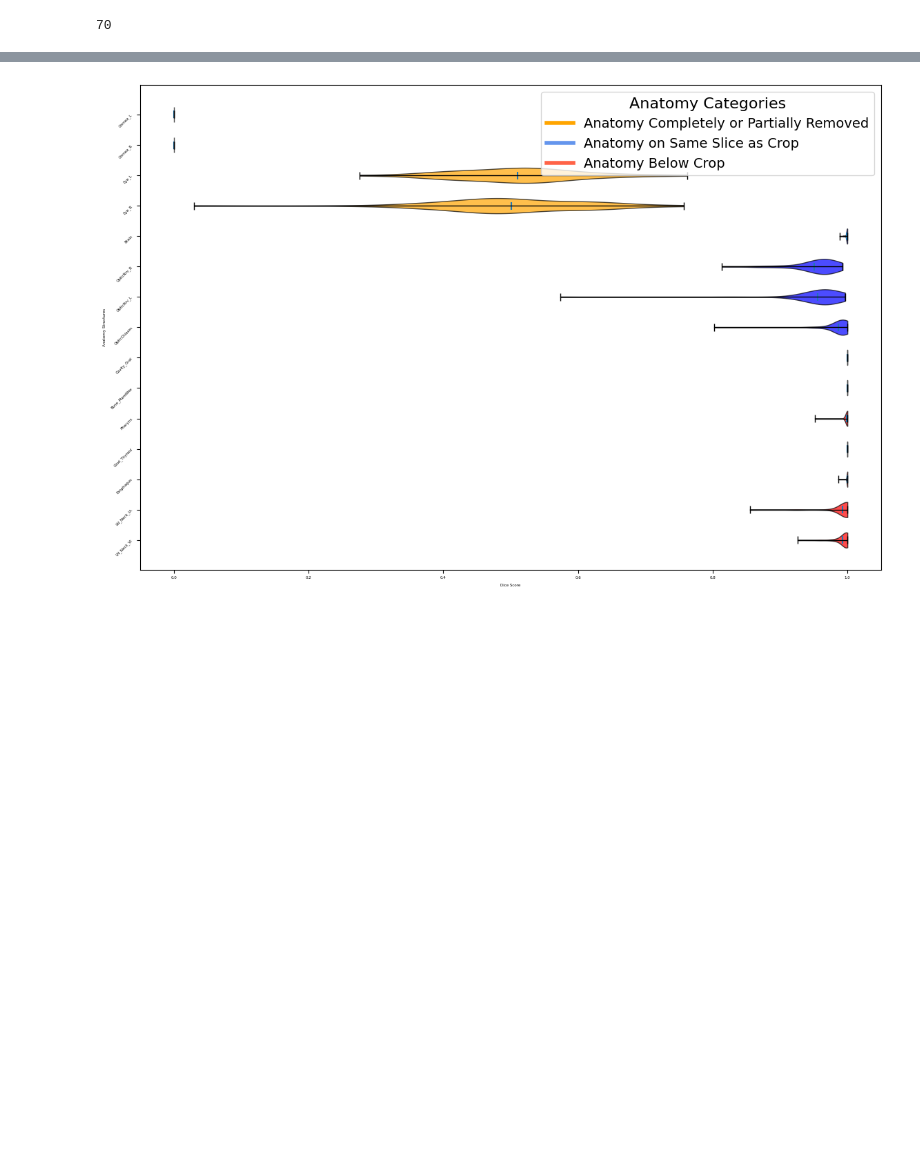
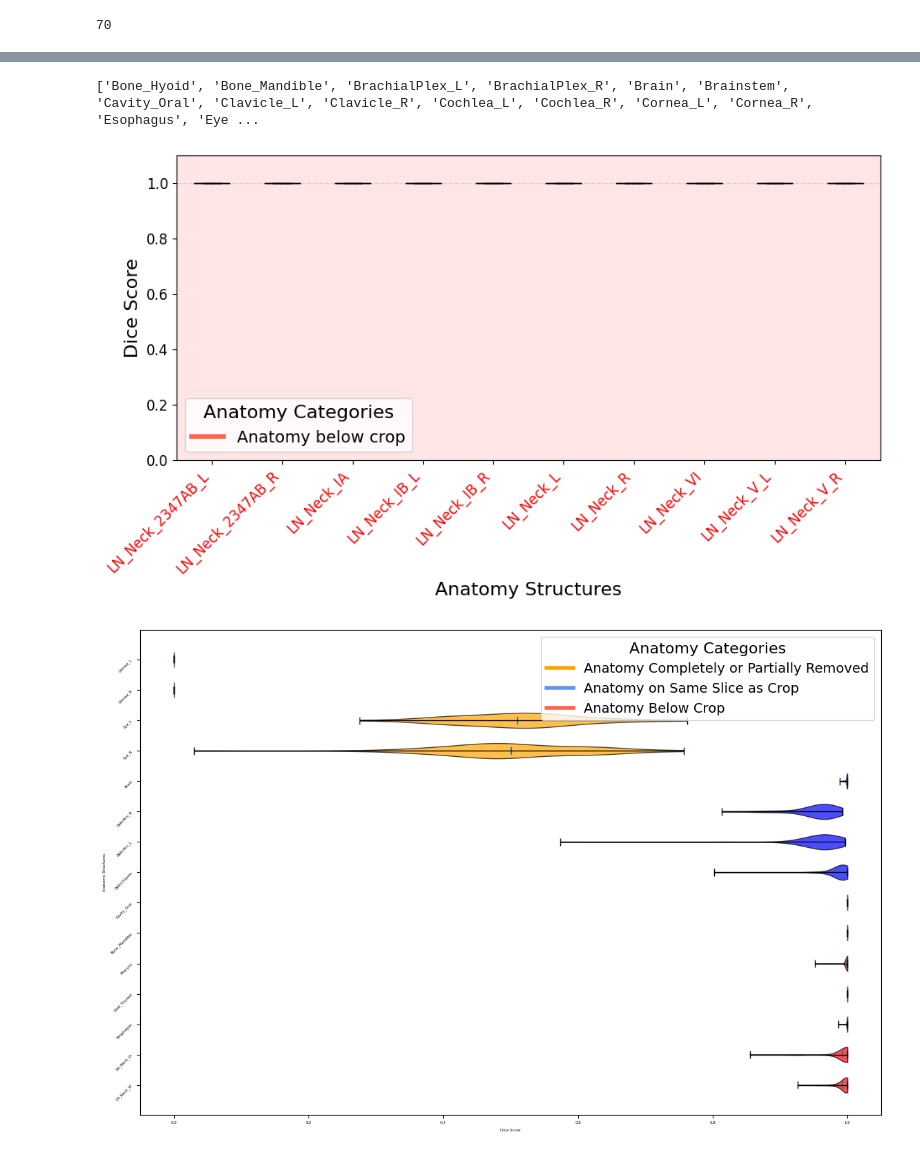
Before and after one commit to kildealab/defaceRT, a Jupyter notebook: Utility_Evaluation.ipynb, the cells around one changed output, grey strips where cells are left out. Saved outputs shown, nothing was run; the diff lists cells and outputs as text; code cells hidden in the pictures; blank space fills up the shorter version.

```diff
--- a/Utility_Evaluation.ipynb
+++ b/Utility_Evaluation.ipynb
@@ -1065,3 +1261,60 @@ plt.show()
+# %%
+print(organs)
+# %% [output]
+['Bone_Hyoid', 'Bone_Mandible', 'BrachialPlex_L', 'BrachialPlex_R', 'Brain', 'Brainstem', 'Cavity_Oral', 'Clavicle_L', 'Clavicle_R', 'Cochlea_L', 'Cochlea_R', 'Cornea_L', 'Cornea_R', 'Esophagus', 'Eye ...
+# %%
+LNs = ['LN_Neck_2347AB_L', 'LN_Neck_2347AB_R', 'LN_Neck_IA', 'LN_Neck_IB_L', 'LN_Neck_IB_R', 'LN_Neck_L', 'LN_Neck_R', 'LN_Neck_VI', 'LN_Neck_V_L', 'LN_Neck_V_R']
+LNs_data = {organ: dict_organs[organ] for organ in LNs}
+labels = list(LNs_data.keys())
+data = list(LNs_data.values())
+colors = ['red'] * len(LNs)
+
+fig, ax = plt.subplots(figsize=(10, 6))
+
+# Create background shading for each category
+for i in range(len(colors)):
+    ax.axvspan(i + 0.5, i + 1.5, facecolor=colors[i], alpha=0.1)
+
+# Create box plots with white boxes
+boxplots = ax.boxplot(data, vert=True, patch_artist=True)
+
+# Customize the box plot colors
+for patch in boxplots['boxes']:
+    patch.set_facecolor('white')
+    patch.set_edgecolor('black')
+
+# Set the mean and quartile lines to black
+for partname in ('whiskers', 'caps', 'medians', 'fliers'):
+    plt.setp(boxplots[partname], color='black')
+
+# Add some text for labels, title and custom y-axis tick labels, etc.
+ax.set_ylabel('Dice Score',fontsize=16)
+ax.set_xlabel('Anatomy Structures',fontsize=16)
+ax.set_xticks(np.arange(1, len(labels) + 1))
+ax.set_xticklabels(labels, rotation=45, ha='right',fontsize=12)
+ax.axhline(y=1, color='lightgray', linestyle='--', linewidth=1)
+
+
+
+# Highlight the labels on the x-axis
+for i, label in enumerate(ax.get_xticklabels()):
+    label.set_color(colors[i])
+
+# Adjust y-axis to display 1 at the top, 0 at the bottom, and extend beyond 1
+ax.set_ylim(0, 1.1)
+ax.set_yticks(np.arange(0, 1.1, 0.2))
+ax.set_yticklabels([f'{tick:.1f}' for tick in np.arange(0, 1.1, 0.2)],fontsize=12)
+
+# Add legend
+legend_labels = ['Anatomy below crop']
+handles = [plt.Line2D([0], [0], color=c, lw=4) for c in ['tomato']]
+ax.legend(handles, legend_labels, fontsize=14, title='Anatomy Categories', title_fontsize='16')
+
+fig.tight_layout()
+
+plt.show()
+# %% [output]
+[figure, added]
 # %%
 
 fig, ax = plt.subplots(figsize=(12, 8))
```
Also changed, not shown: parts of 71 cells of this notebook.
